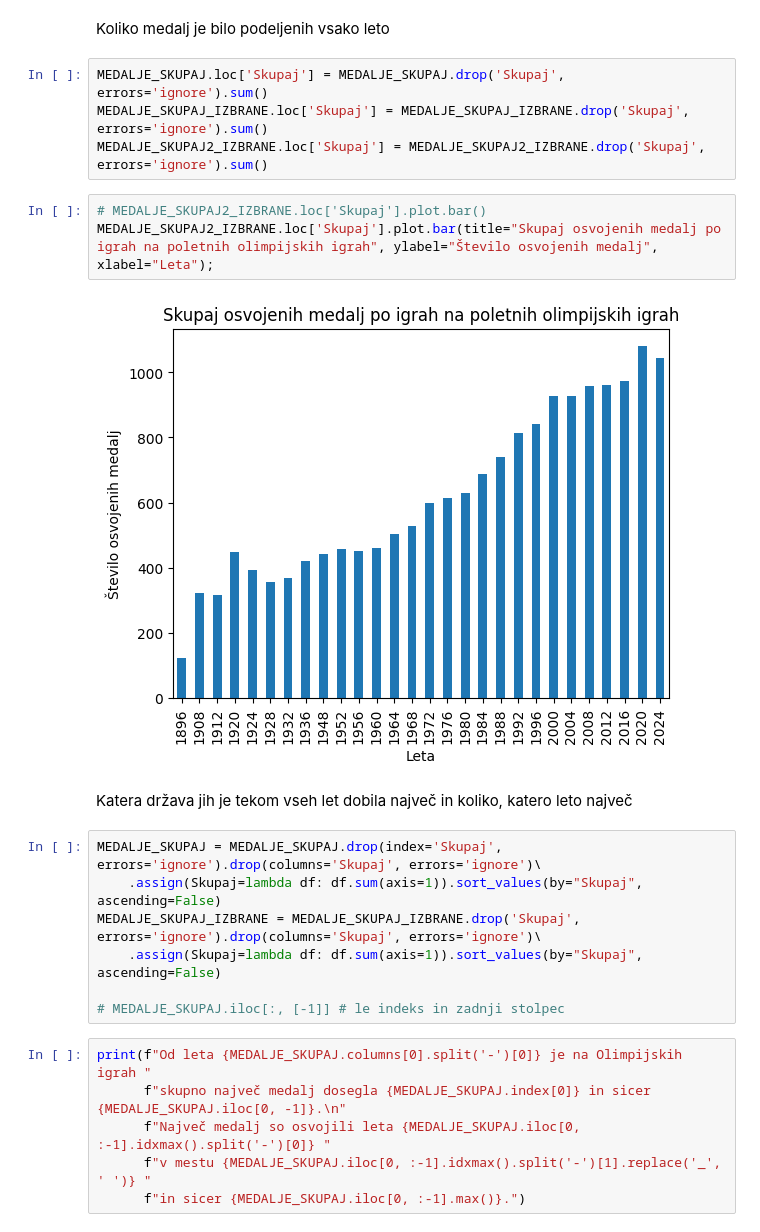
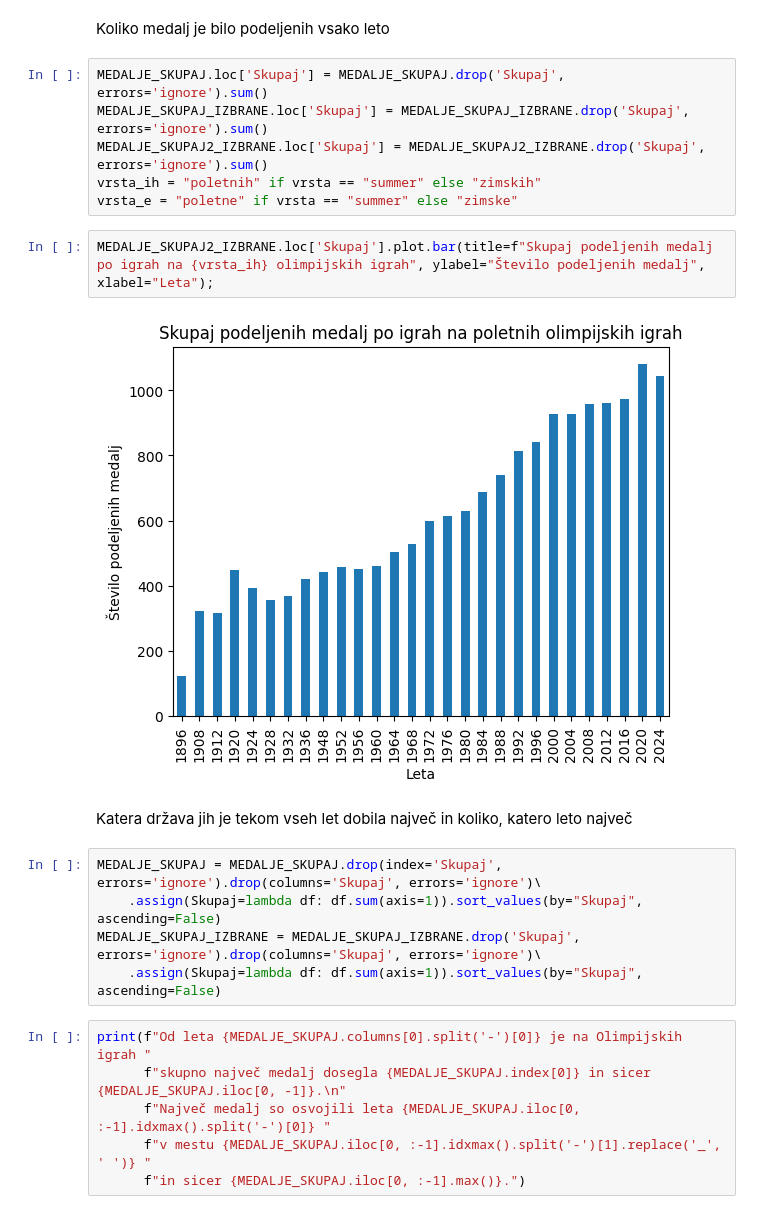
Before and after one commit to Kajaaa9/seminarska_naloga-olimpijske_igre, a Jupyter notebook: oi5_analiza.ipynb, the cells around one changed output. Saved outputs shown, nothing was run; the diff lists cells and outputs as text.

Commit message:
analiza podatkov - narejeno uvoz podatkov, splosno, medalje, discipline

```diff
--- a/oi5_analiza.ipynb
+++ b/oi5_analiza.ipynb
@@ -85,11 +80,12 @@ Koliko medalj je bilo podeljenih vsako leto
 MEDALJE_SKUPAJ.loc['Skupaj'] = MEDALJE_SKUPAJ.drop('Skupaj', errors='ignore').sum()
 MEDALJE_SKUPAJ_IZBRANE.loc['Skupaj'] = MEDALJE_SKUPAJ_IZBRANE.drop('Skupaj', errors='ignore').sum()
 MEDALJE_SKUPAJ2_IZBRANE.loc['Skupaj'] = MEDALJE_SKUPAJ2_IZBRANE.drop('Skupaj', errors='ignore').sum()
+vrsta_ih = "poletnih" if vrsta == "summer" else "zimskih"
+vrsta_e = "poletne" if vrsta == "summer" else "zimske"
 # %%
-# MEDALJE_SKUPAJ2_IZBRANE.loc['Skupaj'].plot.bar()
-MEDALJE_SKUPAJ2_IZBRANE.loc['Skupaj'].plot.bar(title="Skupaj osvojenih medalj po igrah na poletnih olimpijskih igrah", ylabel="Število osvojenih medalj", xlabel="Leta");
+MEDALJE_SKUPAJ2_IZBRANE.loc['Skupaj'].plot.bar(title=f"Skupaj podeljenih medalj po igrah na {vrsta_ih} olimpijskih igrah", ylabel="Število podeljenih medalj", xlabel="Leta");
 # %% [output]
-[figure, old version]
+[figure, new version]
 # %% [markdown]
 Katera država jih je tekom vseh let dobila največ in koliko, katero leto največ
 # %%
@@ -97,8 +93,6 @@ MEDALJE_SKUPAJ = MEDALJE_SKUPAJ.drop(index='Skupaj', errors='ignore').drop(colum
     .assign(Skupaj=lambda df: df.sum(axis=1)).sort_values(by="Skupaj", ascending=False)
 MEDALJE_SKUPAJ_IZBRANE = MEDALJE_SKUPAJ_IZBRANE.drop('Skupaj', errors='ignore').drop(columns='Skupaj', errors='ignore')\
     .assign(Skupaj=lambda df: df.sum(axis=1)).sort_values(by="Skupaj", ascending=False)
-
-# MEDALJE_SKUPAJ.iloc[:, [-1]] # le indeks in zadnji stolpec
 # %%
 print(f"Od leta {MEDALJE_SKUPAJ.columns[0].split('-')[0]} je na Olimpijskih igrah "
       f"skupno največ medalj dosegla {MEDALJE_SKUPAJ.index[0]} in sicer {MEDALJE_SKUPAJ.iloc[0, -1]}.\n"
```
Also changed, not shown: parts of 19 cells of this notebook.
